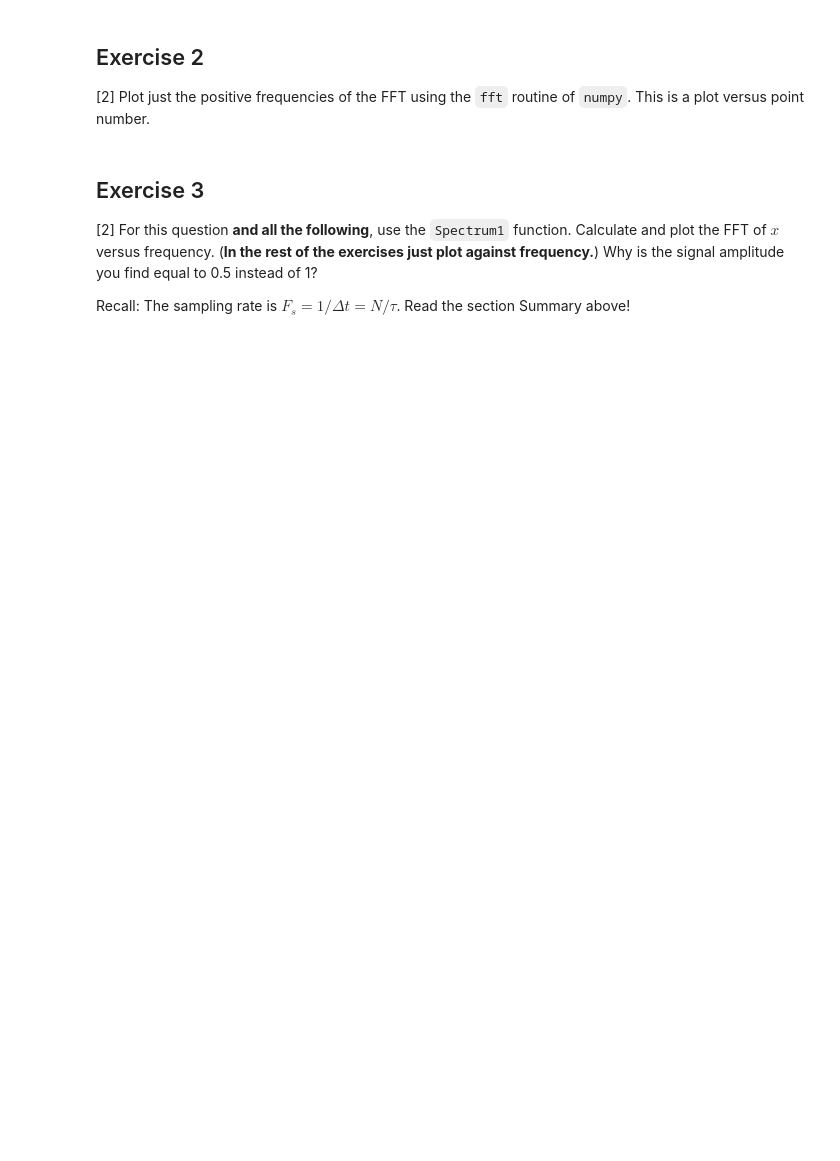
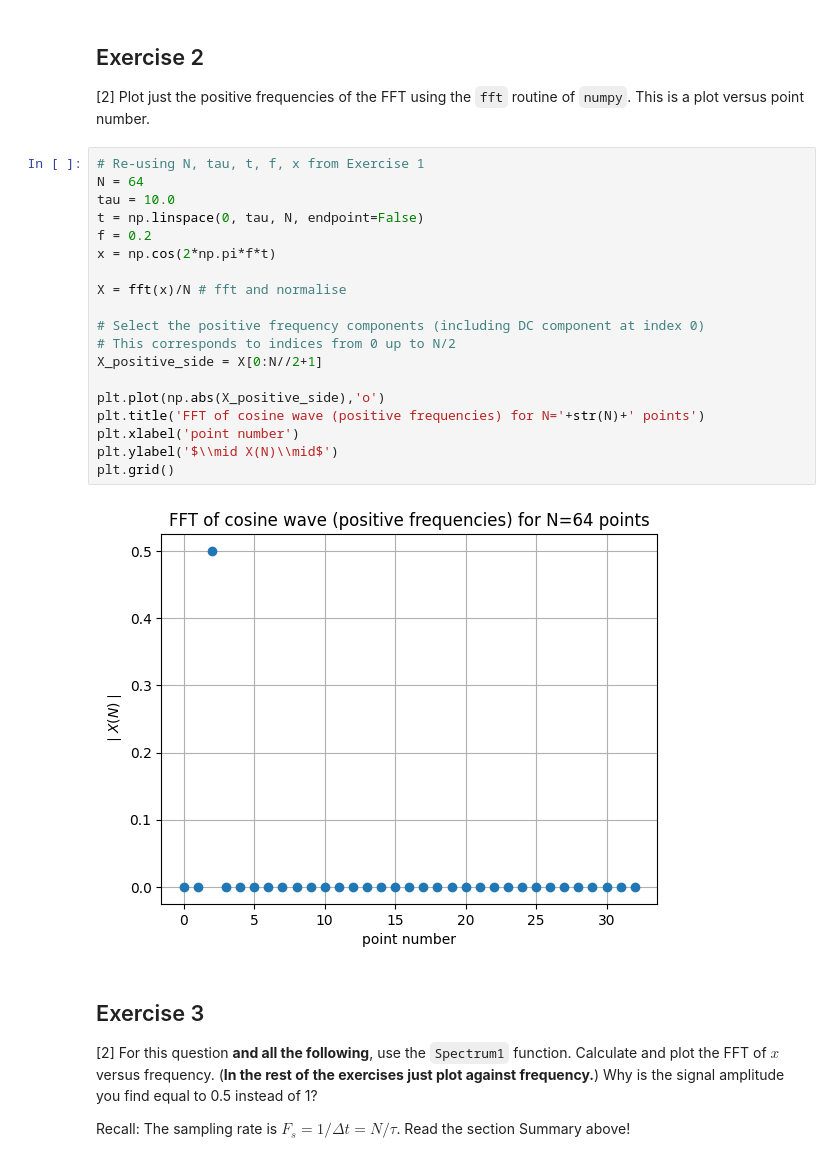
Before and after one commit to PX2145-2025/week-10-b-Zach-Bryant-2, a Jupyter notebook: FFT.ipynb, the cells around one changed output. Saved outputs shown, nothing was run; the diff lists cells and outputs as text; blank space fills up the shorter version.

```diff
--- a/FFT.ipynb
+++ b/FFT.ipynb
@@ -336,6 +356,27 @@ plt.legend()
 
 ## Exercise 2
 [2] Plot just the positive frequencies of the FFT using the `fft` routine of `numpy`. This is a plot versus point number.
+# %%
+# Re-using N, tau, t, f, x from Exercise 1
+N = 64
+tau = 10.0
+t = np.linspace(0, tau, N, endpoint=False)
+f = 0.2
+x = np.cos(2*np.pi*f*t)
+
+X = fft(x)/N # fft and normalise
+
+# Select the positive frequency components (including DC component at index 0)
+# This corresponds to indices from 0 up to N/2
+X_positive_side = X[0:N//2+1]
+
+plt.plot(np.abs(X_positive_side),'o')
+plt.title('FFT of cosine wave (positive frequencies) for N='+str(N)+' points')
+plt.xlabel('point number')
+plt.ylabel('$\\mid X(N)\\mid$')
+plt.grid()
+# %% [output]
+[figure, added]
 # %% [markdown]
 ## Exercise 3
 
```
Also changed, not shown: parts of 14 cells of this notebook.
